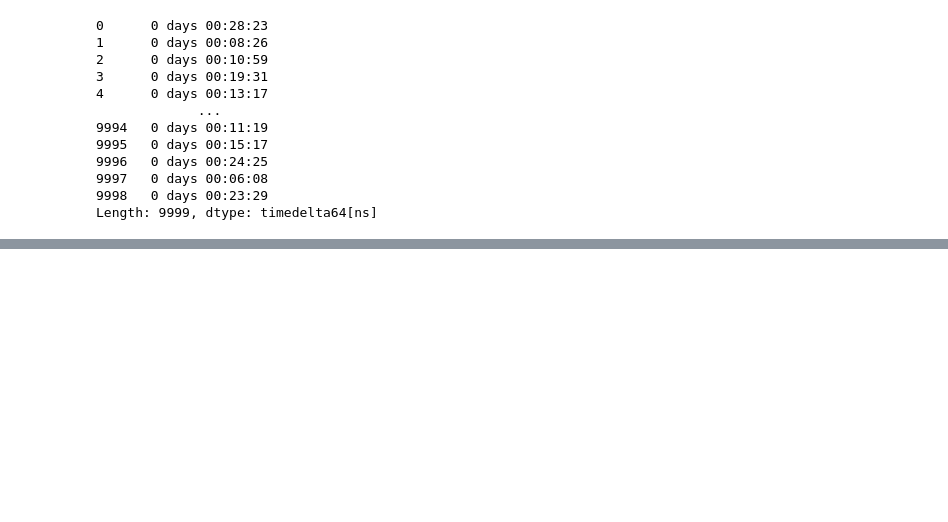
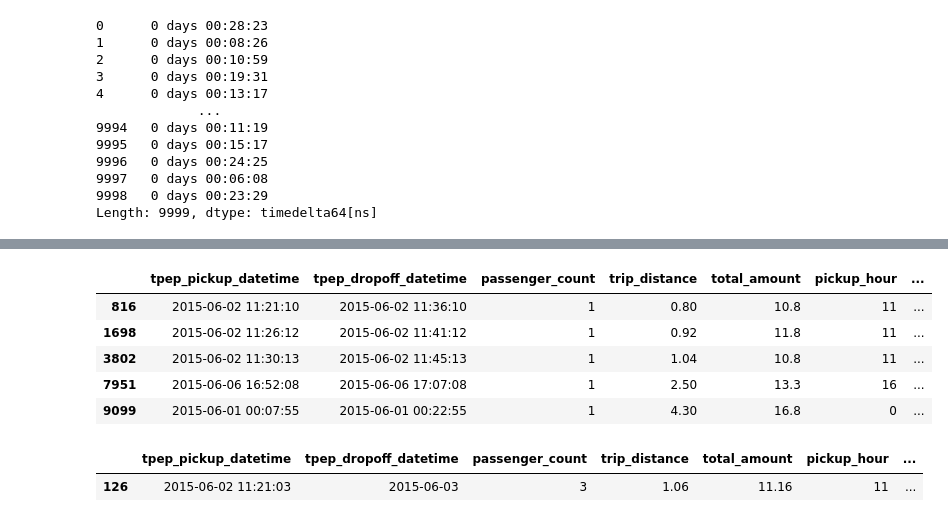
Before and after one commit to reuven/SFPython-2021-08Aug-18, a Jupyter notebook: SFPython-2021-08Aug-18.ipynb, the cells around one changed output, grey strips where cells are left out. Saved outputs shown, nothing was run; the diff lists cells and outputs as text; code cells hidden in the pictures; blank space fills up the shorter version.

```diff
--- a/SFPython-2021-08Aug-18.ipynb
+++ b/SFPython-2021-08Aug-18.ipynb
@@ -156,0 +166,14 @@ df['trip_time'] = df['tpep_dropoff_datetime'] - df['tpep_pickup_datetime']
+# %%
+df[df['trip_time'] == '15 minutes']
+# %% [output]
+|  | tpep_pickup_datetime | tpep_dropoff_datetime | passenger_count | trip_distance | total_amount | pickup_hour | ... |
+| 816 | 2015-06-02 11:21:10 | 2015-06-02 11:36:10 | 1 | 0.80 | 10.8 | 11 | ... |
+| 1698 | 2015-06-02 11:26:12 | 2015-06-02 11:41:12 | 1 | 0.92 | 11.8 | 11 | ... |
+| 3802 | 2015-06-02 11:30:13 | 2015-06-02 11:45:13 | 1 | 1.04 | 10.8 | 11 | ... |
+| 7951 | 2015-06-06 16:52:08 | 2015-06-06 17:07:08 | 1 | 2.50 | 13.3 | 16 | ... |
+| 9099 | 2015-06-01 00:07:55 | 2015-06-01 00:22:55 | 1 | 4.30 | 16.8 | 0 | ... |
+# %%
+df[df['trip_time'] > '5 hours']
+# %% [output]
+|  | tpep_pickup_datetime | tpep_dropoff_datetime | passenger_count | trip_distance | total_amount | pickup_hour | ... |
+| 126 | 2015-06-02 11:21:03 | 2015-06-03 | 3 | 1.06 | 11.16 | 11 | ... |
```
Also changed, not shown: parts of 1 cell of this notebook.
